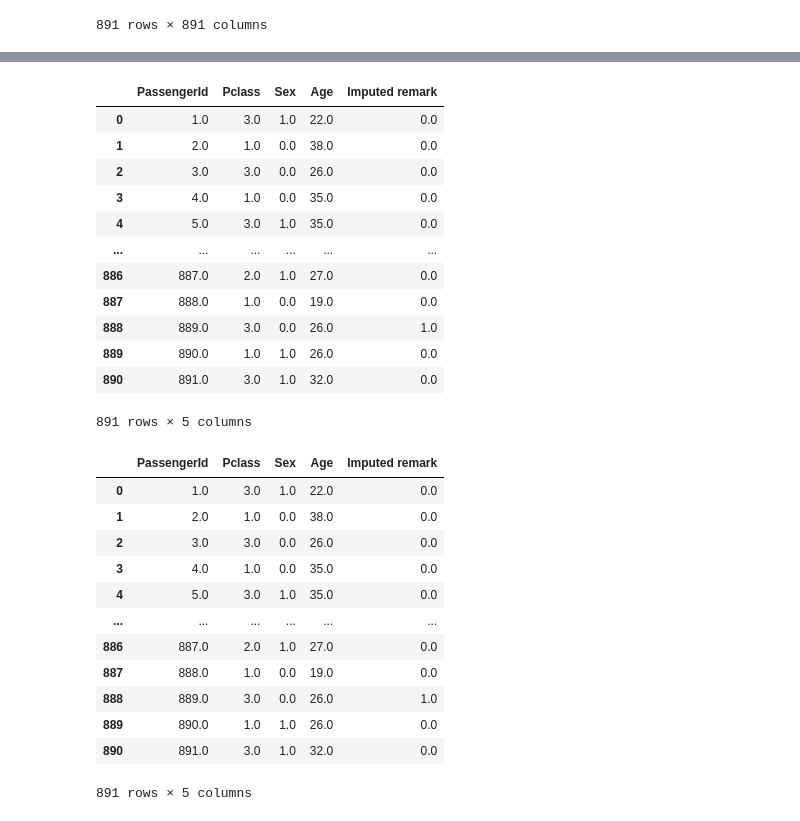
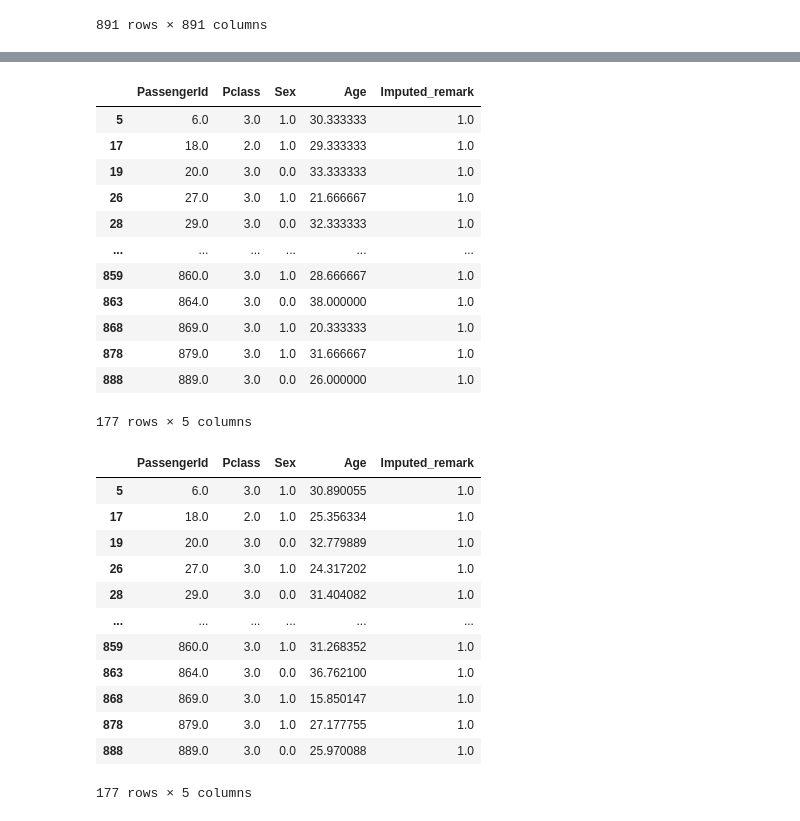
Before and after one commit to JuliaLo1979/60-Days-Python-Data-Science-Coding-Marathon, a Jupyter notebook: PythonDS_Day37.ipynb, the cells around one changed output, grey strips where cells are left out. Cells and saved outputs as stored; diff of their text form; code cells hidden in the pictures.

```diff
--- a/PythonDS_Day37.ipynb
+++ b/PythonDS_Day37.ipynb
@@ -129,48 +130,50 @@ display(df_filled1)
 # %%
 #3.2- KNN補值, k=3, weights= uniform
 value_neighbors=3
 from sklearn.impute import KNNImputer
-imputer = KNNImputer(n_neighbors=value_neighbors,add_indicator= True)
-df_filled2 = pd.DataFrame(imputer.fit_transform(df_Selected))
+imputer2 = KNNImputer(n_neighbors=value_neighbors,add_indicator= True)
+df_filled2 = pd.DataFrame(imputer2.fit_transform(df_Selected))
 #display(data[missing_index.values==True])
 #display(df_filled[missing_index.values==True])
-df_filled2.rename(columns={0:'PassengerId',1:'Pclass',2:'Sex', 3:'Age', 4:'Imputed remark'},inplace=True)
-display(df_filled2)
+df_filled2.rename(columns={0:'PassengerId',1:'Pclass',2:'Sex', 3:'Age', 4:'Imputed_remark'},inplace=True)
+filter2 = df_filled2['Imputed_remark'] == True
+df_filled2[filter2]
 # %% [output]
-|  | PassengerId | Pclass | Sex | Age | Imputed remark |
-| 0 | 1.0 | 3.0 | 1.0 | 22.0 | 0.0 |
-| 1 | 2.0 | 1.0 | 0.0 | 38.0 | 0.0 |
-| 2 | 3.0 | 3.0 | 0.0 | 26.0 | 0.0 |
-| 3 | 4.0 | 1.0 | 0.0 | 35.0 | 0.0 |
-| 4 | 5.0 | 3.0 | 1.0 | 35.0 | 0.0 |
+|  | PassengerId | Pclass | Sex | Age | Imputed_remark |
+| 5 | 6.0 | 3.0 | 1.0 | 30.333333 | 1.0 |
+| 17 | 18.0 | 2.0 | 1.0 | 29.333333 | 1.0 |
+| 19 | 20.0 | 3.0 | 0.0 | 33.333333 | 1.0 |
+| 26 | 27.0 | 3.0 | 1.0 | 21.666667 | 1.0 |
+| 28 | 29.0 | 3.0 | 0.0 | 32.333333 | 1.0 |
 | ... | ... | ... | ... | ... | ... |
-| 886 | 887.0 | 2.0 | 1.0 | 27.0 | 0.0 |
-| 887 | 888.0 | 1.0 | 0.0 | 19.0 | 0.0 |
-| 888 | 889.0 | 3.0 | 0.0 | 26.0 | 1.0 |
-| 889 | 890.0 | 1.0 | 1.0 | 26.0 | 0.0 |
-| 890 | 891.0 | 3.0 | 1.0 | 32.0 | 0.0 |
+| 859 | 860.0 | 3.0 | 1.0 | 28.666667 | 1.0 |
+| 863 | 864.0 | 3.0 | 0.0 | 38.000000 | 1.0 |
+| 868 | 869.0 | 3.0 | 1.0 | 20.333333 | 1.0 |
+| 878 | 879.0 | 3.0 | 1.0 | 31.666667 | 1.0 |
+| 888 | 889.0 | 3.0 | 0.0 | 26.000000 | 1.0 |
-891 rows × 5 columns
+177 rows × 5 columns
 # %%
 #3.3- KNN補值,K=3,weights= distance
 value_neighbors=3
 from sklearn.impute import KNNImputer
-imputer = KNNImputer(n_neighbors=value_neighbors,add_indicator= True)
-df_filled3 = pd.DataFrame(imputer.fit_transform(df_Selected))
+imputer3 = KNNImputer(n_neighbors=value_neighbors,weights='distance',add_indicator= True)
+df_filled3 = pd.DataFrame(imputer3.fit_transform(df_Selected))
 #display(data[missing_index.values==True])
 #display(df_filled[missing_index.values==True])
-df_filled3.rename(columns={0:'PassengerId',1:'Pclass',2:'Sex', 3:'Age', 4:'Imputed remark'},inplace=True)
-display(df_filled3)
+df_filled3.rename(columns={0:'PassengerId',1:'Pclass',2:'Sex', 3:'Age', 4:'Imputed_remark'},inplace=True)
+filter3 = df_filled3['Imputed_remark'] == True
+df_filled3[filter3]
 # %% [output]
-|  | PassengerId | Pclass | Sex | Age | Imputed remark |
-| 0 | 1.0 | 3.0 | 1.0 | 22.0 | 0.0 |
-| 1 | 2.0 | 1.0 | 0.0 | 38.0 | 0.0 |
-| 2 | 3.0 | 3.0 | 0.0 | 26.0 | 0.0 |
-| 3 | 4.0 | 1.0 | 0.0 | 35.0 | 0.0 |
-| 4 | 5.0 | 3.0 | 1.0 | 35.0 | 0.0 |
+|  | PassengerId | Pclass | Sex | Age | Imputed_remark |
+| 5 | 6.0 | 3.0 | 1.0 | 30.890055 | 1.0 |
+| 17 | 18.0 | 2.0 | 1.0 | 25.356334 | 1.0 |
+| 19 | 20.0 | 3.0 | 0.0 | 32.779889 | 1.0 |
+| 26 | 27.0 | 3.0 | 1.0 | 24.317202 | 1.0 |
+| 28 | 29.0 | 3.0 | 0.0 | 31.404082 | 1.0 |
 | ... | ... | ... | ... | ... | ... |
-| 886 | 887.0 | 2.0 | 1.0 | 27.0 | 0.0 |
-| 887 | 888.0 | 1.0 | 0.0 | 19.0 | 0.0 |
-| 888 | 889.0 | 3.0 | 0.0 | 26.0 | 1.0 |
-| 889 | 890.0 | 1.0 | 1.0 | 26.0 | 0.0 |
-| 890 | 891.0 | 3.0 | 1.0 | 32.0 | 0.0 |
+| 859 | 860.0 | 3.0 | 1.0 | 31.268352 | 1.0 |
+| 863 | 864.0 | 3.0 | 0.0 | 36.762100 | 1.0 |
+| 868 | 869.0 | 3.0 | 1.0 | 15.850147 | 1.0 |
+| 878 | 879.0 | 3.0 | 1.0 | 27.177755 | 1.0 |
+| 888 | 889.0 | 3.0 | 0.0 | 25.970088 | 1.0 |
-891 rows × 5 columns
+177 rows × 5 columns
```
Also changed, not shown: parts of 1 cell of this notebook.
